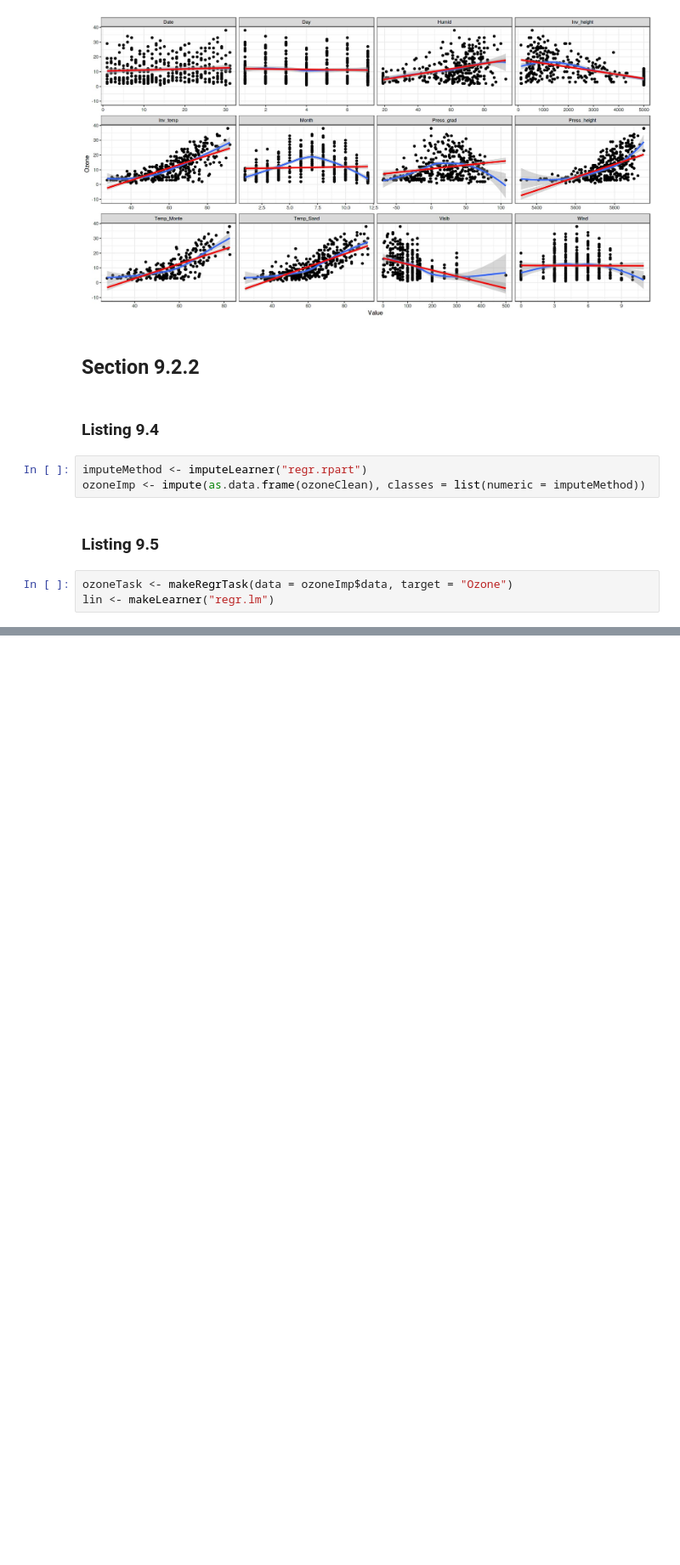
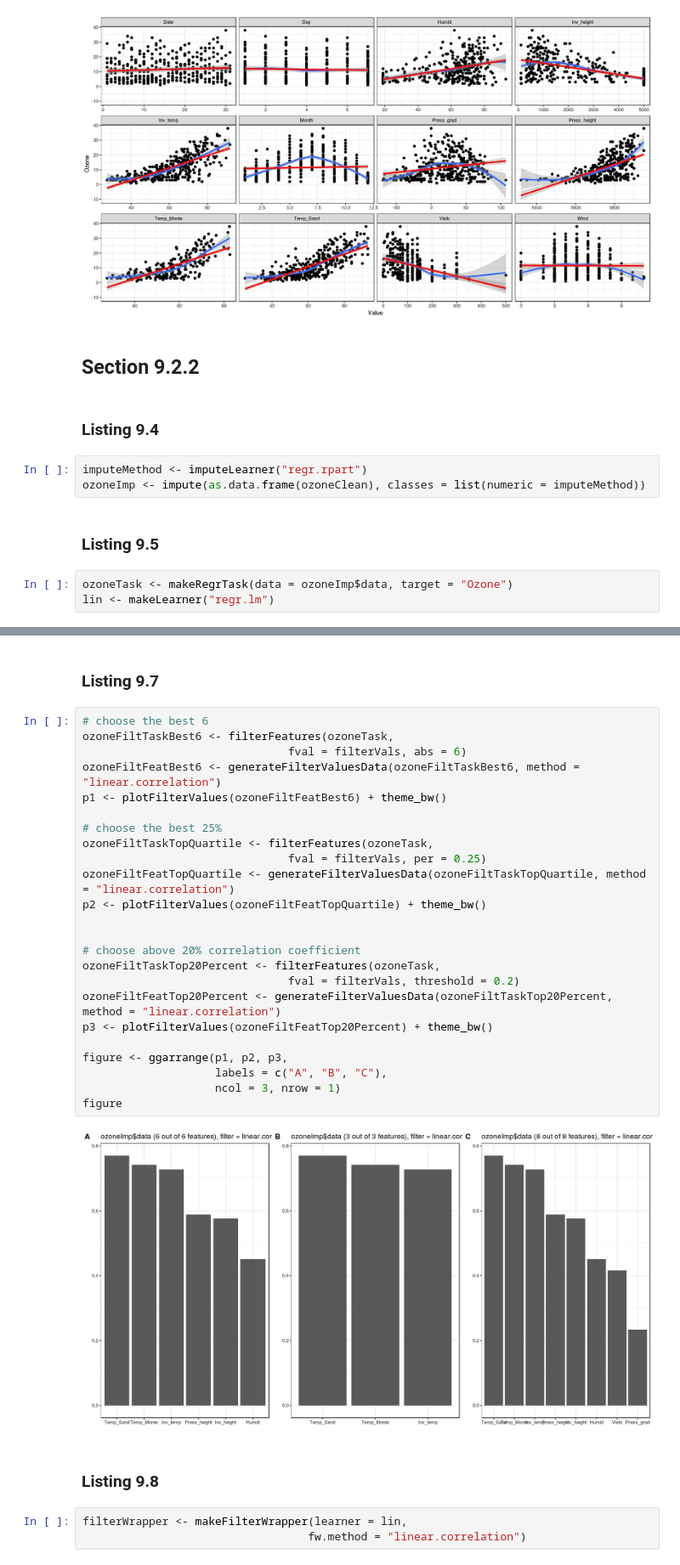
Before and after one commit to brainvat/Hefin-I-Rhys-Machine-Learning-with-R-the-tidyverse-and-mlr, a Jupyter notebook: chapter_09/Chapter 9 - Linear regression.ipynb, the cells around one changed output, grey strips where cells are left out. Shown at 85% size. Drawn from its saved outputs; the diff is of its cells as text; blank space fills up the shorter version.

Commit message:
update work in progress on chapter 9 through listing 9.14

```diff
--- a/chapter_09/Chapter 9 - Linear regression.ipynb
+++ b/chapter_09/Chapter 9 - Linear regression.ipynb
@@ -121,0 +178,33 @@ lin <- makeLearner("regr.lm")
+# %% [markdown]
+### Listing 9.7
+# %%
+# choose the best 6
+ozoneFiltTaskBest6 <- filterFeatures(ozoneTask,
+                               fval = filterVals, abs = 6)
+ozoneFiltFeatBest6 <- generateFilterValuesData(ozoneFiltTaskBest6, method = "linear.correlation")
+p1 <- plotFilterValues(ozoneFiltFeatBest6) + theme_bw()
+
+# choose the best 25%
+ozoneFiltTaskTopQuartile <- filterFeatures(ozoneTask,
+                               fval = filterVals, per = 0.25)
+ozoneFiltFeatTopQuartile <- generateFilterValuesData(ozoneFiltTaskTopQuartile, method = "linear.correlation")
+p2 <- plotFilterValues(ozoneFiltFeatTopQuartile) + theme_bw()
+
+
+# choose above 20% correlation coefficient
+ozoneFiltTaskTop20Percent <- filterFeatures(ozoneTask,
+                               fval = filterVals, threshold = 0.2)
+ozoneFiltFeatTop20Percent <- generateFilterValuesData(ozoneFiltTaskTop20Percent, method = "linear.correlation")
+p3 <- plotFilterValues(ozoneFiltFeatTop20Percent) + theme_bw()
+
+figure <- ggarrange(p1, p2, p3,
+                    labels = c("A", "B", "C"),
+                    ncol = 3, nrow = 1)
+figure
+# %% [output]
+[figure, added]
+# %% [markdown]
+### Listing 9.8
+# %%
+filterWrapper <- makeFilterWrapper(learner = lin,
+                                  fw.method = "linear.correlation")
```
Also changed, not shown: parts of 23 cells of this notebook.
